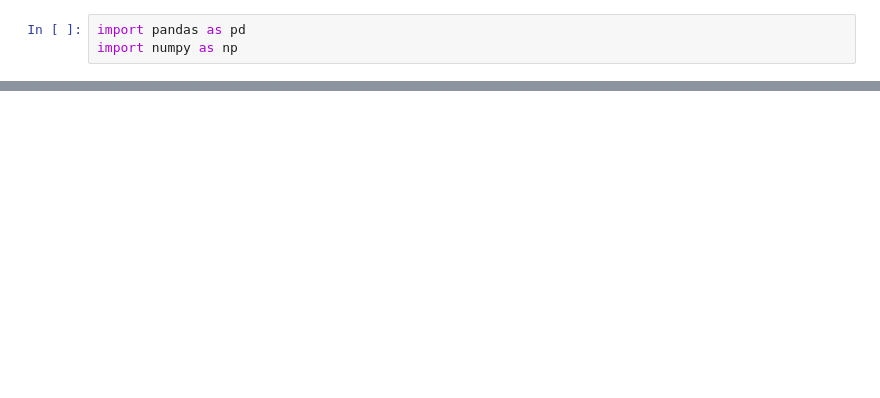
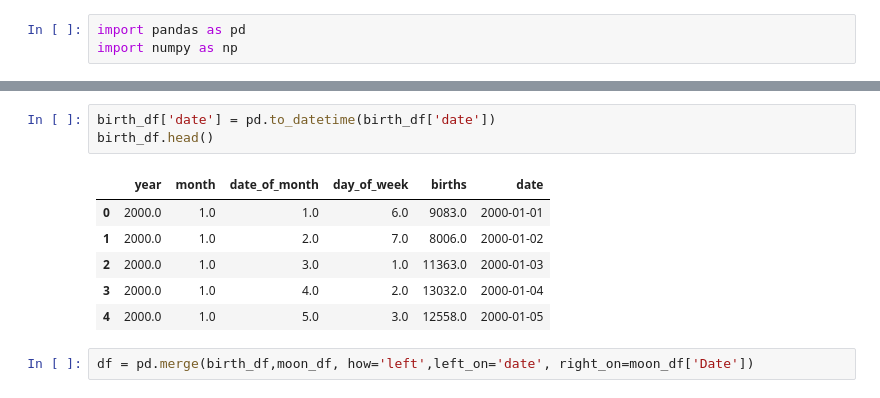
Before and after one commit to Yasminem2022/Final_Project, a Jupyter notebook: ETL_Datasets.ipynb, the cells around one changed output, grey strips where cells are left out. Cells and saved outputs as stored; diff of their text form; blank space fills up the shorter version.

```diff
--- a/ETL_Datasets.ipynb
+++ b/ETL_Datasets.ipynb
@@ -16,0 +122,12 @@ moon_df.head()
+# %%
+birth_df['date'] = pd.to_datetime(birth_df['date'])
+birth_df.head()
+# %% [output]
+|  | year | month | date_of_month | day_of_week | births | date |
+| 0 | 2000.0 | 1.0 | 1.0 | 6.0 | 9083.0 | 2000-01-01 |
+| 1 | 2000.0 | 1.0 | 2.0 | 7.0 | 8006.0 | 2000-01-02 |
+| 2 | 2000.0 | 1.0 | 3.0 | 1.0 | 11363.0 | 2000-01-03 |
+| 3 | 2000.0 | 1.0 | 4.0 | 2.0 | 13032.0 | 2000-01-04 |
+| 4 | 2000.0 | 1.0 | 5.0 | 3.0 | 12558.0 | 2000-01-05 |
+# %%
+df = pd.merge(birth_df,moon_df, how='left',left_on='date', right_on=moon_df['Date'])
```
Also changed, not shown: parts of 22 cells of this notebook, 1 other file.
